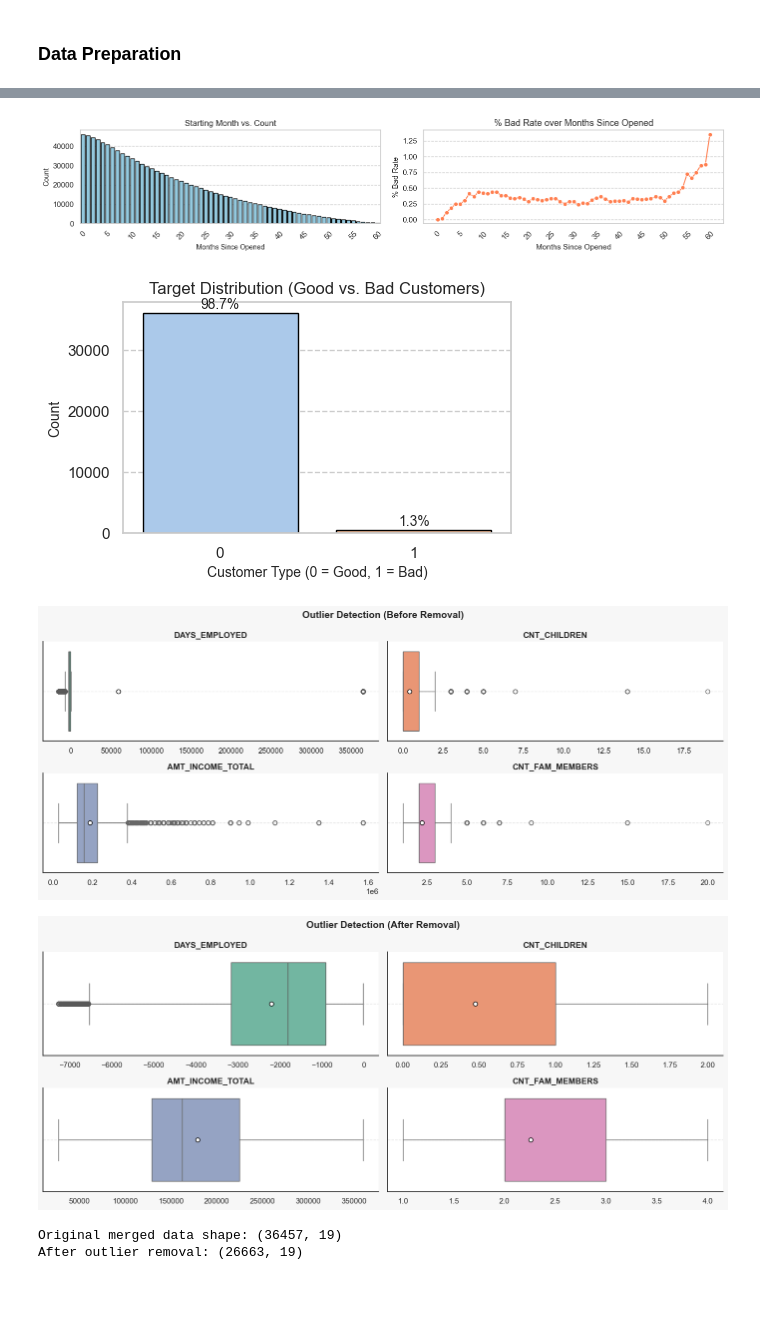
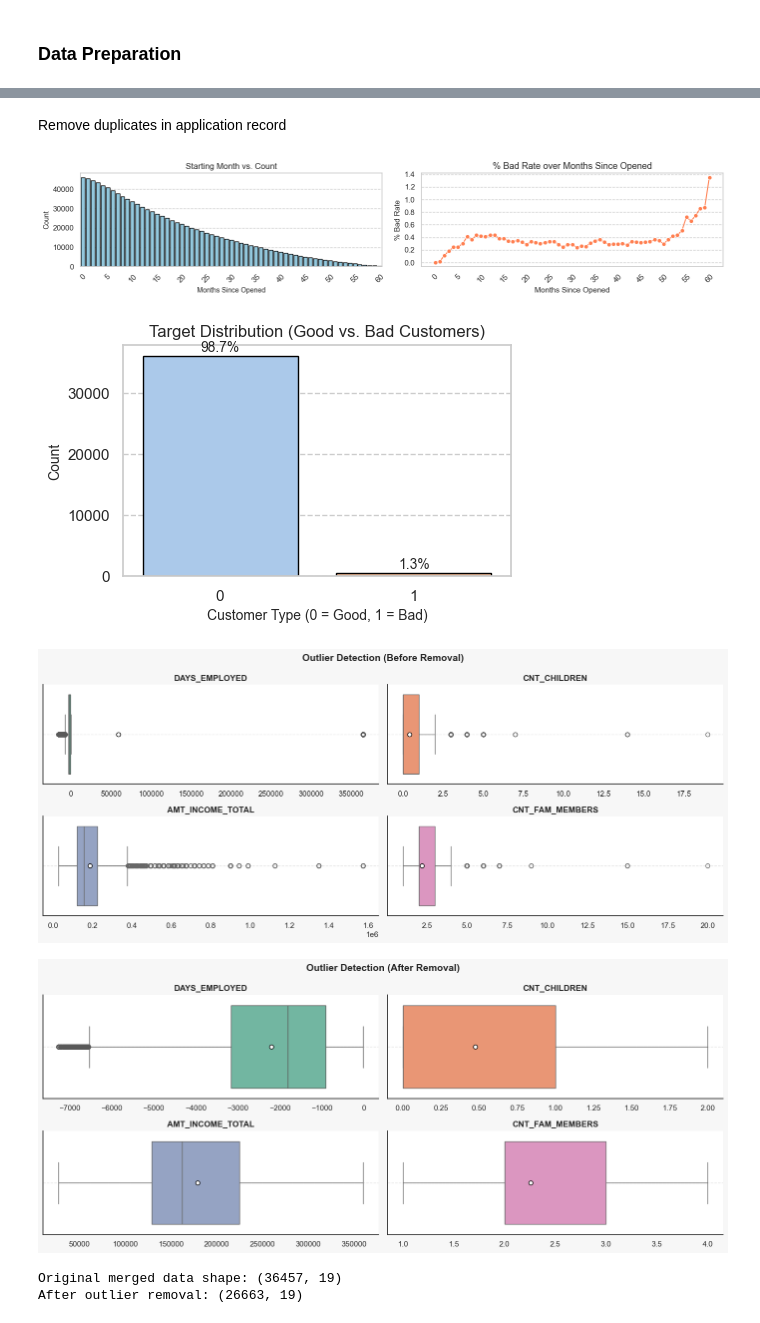
Before and after one commit to tomasromeiro/COMP0050_Group_3, a Jupyter notebook: eda_project.ipynb, the cells around one changed output, grey strips where cells are left out. Saved outputs shown, nothing was run; the diff lists cells and outputs as text; code cells hidden in the pictures; blank space fills up the shorter version.

```diff
--- a/eda_project.ipynb
+++ b/eda_project.ipynb
@@ -22,17 +70,8 @@ The above is taken from https://www.kaggle.com/code/rikdifos/eda-vintage-analysi
+# %% [markdown]
+Remove duplicates in application record
+# %%
+app_record = app_record.groupby('ID').filter(lambda x: len(x) == 1)
 # %%
-# ------------------------------------------------------------------------
-# 1. Load and inspect the data (adjust paths/variables to your own setup)
-# ------------------------------------------------------------------------
-# Define the directory containing the CSV files
-directory = ''
-
-# Open the files in a DataFrame for viewing
-application_raw_file = os.path.join(directory, 'application_record.csv')
-app_record = pd.read_csv(application_raw_file)
-
-credit_raw_file = os.path.join(directory, 'credit_record.csv')
-credit_record = pd.read_csv(credit_raw_file)
-
 # ------------------------------------------------------------------------
 # 2. Determine the opening month for each customer
 # ------------------------------------------------------------------------
@@ -79,6 +118,7 @@ ax[1].set_xlabel('Months Since Opened', fontsize=11)
 ax[1].set_ylabel('% Bad Rate', fontsize=11)
 ax[1].set_title('% Bad Rate over Months Since Opened', fontsize=13)
 ax[1].xaxis.set_major_locator(ticker.MultipleLocator(5))
+ax[1].yaxis.set_major_locator(ticker.MultipleLocator(0.2))
 ax[1].tick_params(axis='x', rotation=45)
 ax[1].grid(True, which='both', axis='y', linestyle='--')
 ax[1].grid(False, which='both', axis='x')
@@ -173,36 +213,41 @@ def plot_boxplots(data, columns, title):
 # Columns to inspect for outliers
 columns_of_interest = ["DAYS_EMPLOYED", "CNT_CHILDREN", "AMT_INCOME_TOTAL", "CNT_FAM_MEMBERS"]
 
 # Visualize the original data (Before Outlier Removal)
 plot_boxplots(app_record, columns_of_interest, title="Outlier Detection (Before Removal)")
 
 def remove_outliers_iqr(df, col):
     """
     Removes outliers from df[col] based on the 1.5*IQR rule.
     Returns a filtered DataFrame with outliers removed.
     """
     Q1 = df[col].quantile(0.25)
     Q3 = df[col].quantile(0.75)
     IQR = Q3 - Q1
-    lower_fence = Q1 - 1.5 * IQR
-    upper_fence = Q3 + 1.5 * IQR
+    lower_fence = Q1 - 1.5 * IQR # post outlier removal figures look closer to the paper if we use 3.0 instead 1.5 here
+    upper_fence = Q3 + 1.5 * IQR # post outlier removal figures look closer to the paper if we use 3.0 instead 1.5 here
     return df[(df[col] >= lower_fence) & (df[col] <= upper_fence)]
 
 # Create a copy for outlier removal
 app_record_clean = app_record.copy()
+
+# Encode flags to numeric
+app_record_clean['CODE_GENDER'] = app_record_clean['CODE_GENDER'].map({'M': 1, 'F': 0})
+app_record_clean['FLAG_OWN_CAR'] = app_record_clean['FLAG_OWN_CAR'].map({'Y': 1, 'N': 0})
+app_record_clean['FLAG_OWN_REALTY'] = app_record_clean['FLAG_OWN_REALTY'].map({'Y': 1, 'N': 0})
 
 # Apply IQR rule to each column in columns_of_interest
 for col in columns_of_interest:
     app_record_clean = remove_outliers_iqr(app_record_clean, col)
 
 # Visualize the clean data (After Outlier Removal)
 plot_boxplots(app_record_clean, columns_of_interest, title="Outlier Detection (After Removal)")
 
 # Optional: Print shape changes or summary stats
 print("Original merged data shape:", app_record.shape)
 print("After outlier removal:", app_record_clean.shape)
 # %% [output]
-[figure, old version]
+[figure, new version]
 [figure]
 [figure]
 [figure]
```
Also changed, not shown: parts of 18 cells of this notebook.
